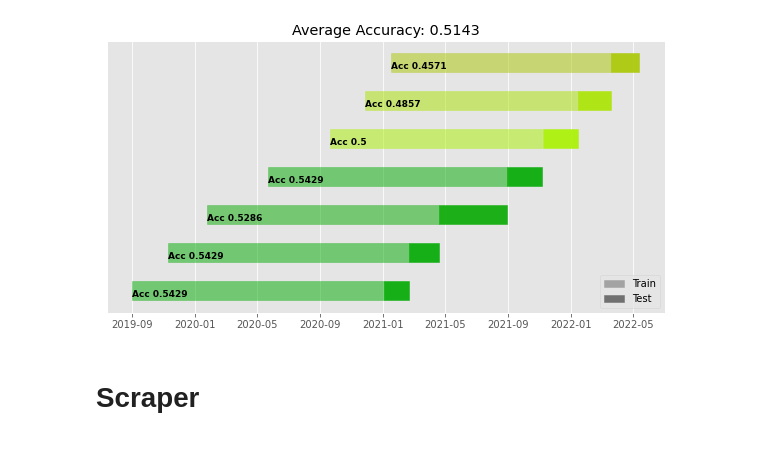
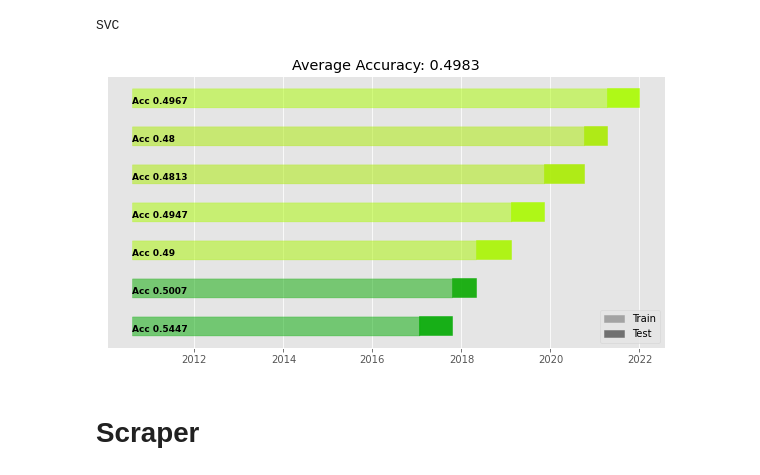
Before and after one commit to ErikFub/football-prediction, a Jupyter notebook: notebooks/code_dev.ipynb, the cells around one changed output. Drawn from its saved outputs; the diff is of its cells as text; code cells hidden in the pictures.

```diff
--- a/notebooks/code_dev.ipynb
+++ b/notebooks/code_dev.ipynb
@@ -43,6 +147,9 @@ match_df
 # %%
 sites = ['home', 'away']
-features = [f'home_before_{i+1}' for i in range(5)] + [f'away_before_{i+1}' for i in range(5)] + ['home_form', 'away_form'] + [f"{s}_losses" for s in sites] + [f"{s}_draws" for s in sites] + [f"{s}_wins" for s in sites] #+ ['table_position_home'] + ['table_position_away']
-X_train, X_test, y_train, y_test = create_train_test(df_in=match_df, split_date='2022-07-01', start_date='2010-07-01', features=features, leagues=['L1'])
+#features = [f'home_before_{i+1}' for i in range(5)] + [f'away_before_{i+1}' for i in range(5)] + ['home_form', 'away_form'] + [f"{s}_losses" for s in sites] + [f"{s}_draws" for s in sites] + [f"{s}_wins" for s in sites] + ['table_position_home'] + ['table_position_away'] + ['rel_attendance'] + ['attendance_coef']
+
+features = ['home_form', 'away_form'] + [f"{s}_losses" for s in sites] + [f"{s}_draws" for s in sites] + [f"{s}_wins" for s in sites] + ['table_position_home'] + ['table_position_away'] #+ ['rel_attendance']# + ['attendance_coef']
+
+X_train, X_test, y_train, y_test = create_train_test(df_in=match_df, split_date='2022-01-01', start_date='2010-07-01', features=features)#, leagues=['L1'])
 len(X_train)
 # %% [output]
@@ -57,7 +179,7 @@ from sklearn.naive_bayes import GaussianNB
 from xgboost import XGBClassifier
 # %%
 from sklearn.metrics import accuracy_score, confusion_matrix
-model = GradientBoostingClassifier()
+model = RandomForestClassifier(n_estimators=500)
 model.fit(X_train, y_train)
 y_pred = model.predict(X_test)
 print(f"Accuracy: {round(accuracy_score(y_test, y_pred), 2)}")
@@ -88,9 +231,19 @@ compare_estimators(tested_models, X_train, y_train, match_df, bookmaker_pred)
 # %%
 from src.selection.evaluation import temp_cross_validate
-train_dates = match_df.loc[X_train.index]['Date']
-_ = temp_cross_validate(SVC(), X_train, y_train, visualize=True, dates=train_dates)
+train_dates = match_df.loc[X_train.index]['date']
+tested = [SVC(),
+          #SVC(C=0.8),
+          #SVC(C=1.2),
+          #SVC(kernel='linear'),
+          #SVC(kernel='poly'),
+          #SVC(kernel='poly', degree=2),
+]
+for m in tested:
+    print(m.__class__.__name__)
+    _ = temp_cross_validate(m, X_train, y_train, visualize=True, dates=train_dates)
 # %% [output]
+SVC
-[figure, old version]
+[figure, new version]
 # %% [markdown]
 # Scraper
 # %%
```
Also changed, not shown: parts of 36 cells of this notebook.
